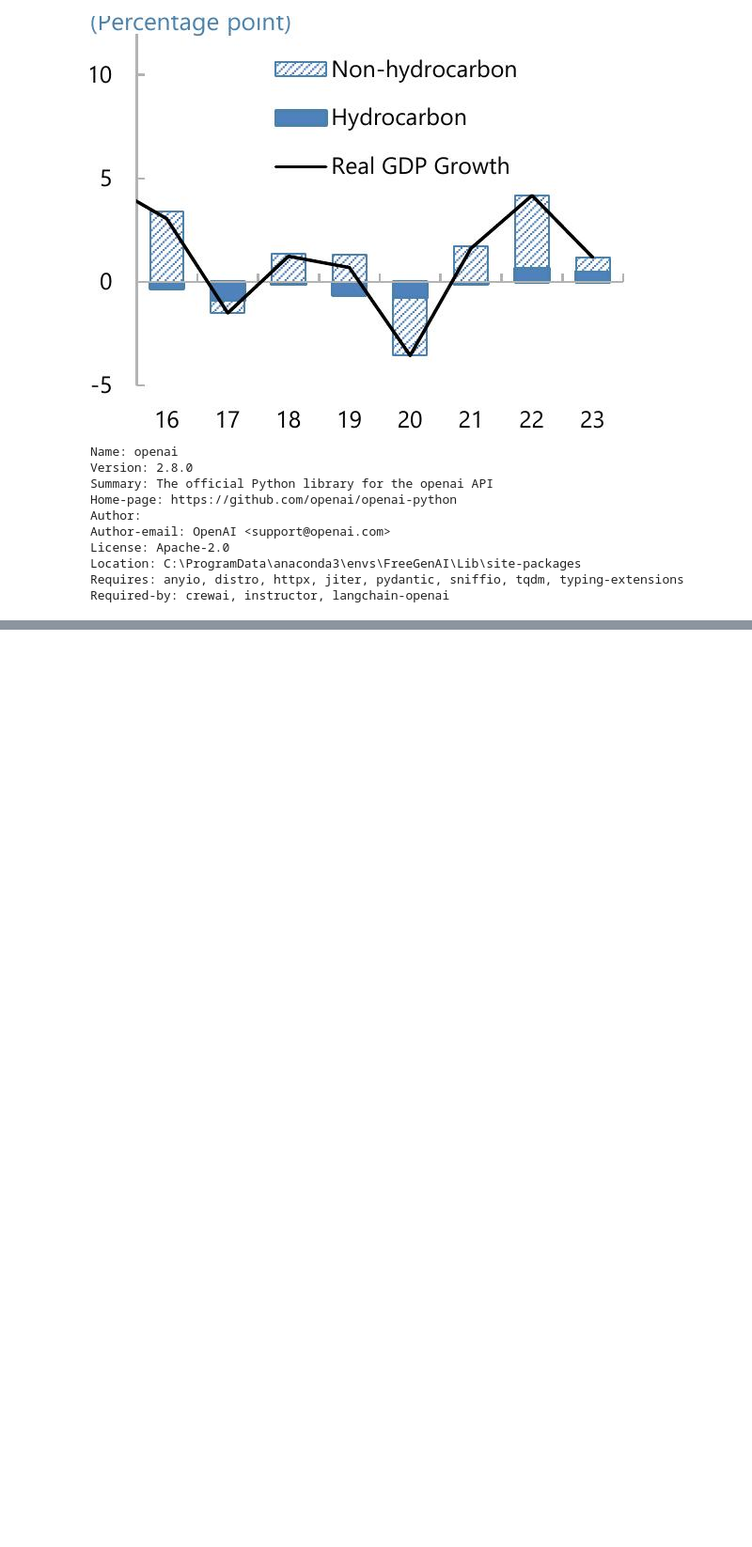
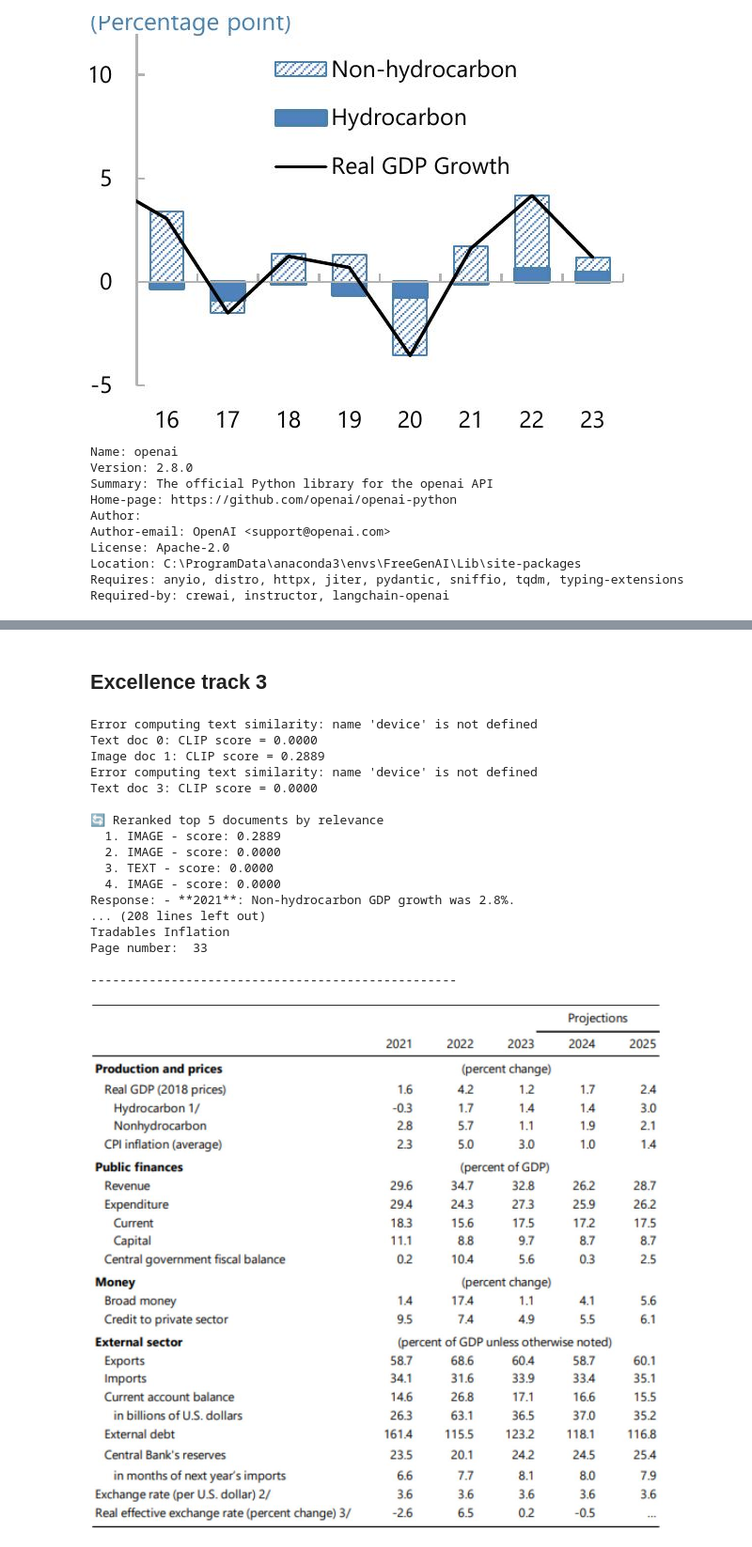
Before and after one commit to dewangsahuji/PDF_query_bot, a Jupyter notebook: prototyp3.ipynb, the cells around one changed output, grey strips where cells are left out. Shown at 94% size. Cells and saved outputs as stored; diff of their text form; code cells hidden in the pictures; blank space fills up the shorter version.

```diff
--- a/prototyp3.ipynb
+++ b/prototyp3.ipynb
@@ -322,0 +641,2 @@ Required-by: crewai, instructor, langchain-openai
+# %% [markdown]
+## Excellence track 3
@@ -322,0 +865,33 @@ Required-by: crewai, instructor, langchain-openai
+# %%
+response = chain_with_sources.invoke(
+    "What is Real Non-hydro GDP Growth?"
+)
+
+print("Response:", response['response'])
+
+print("\n\nContext:")
+for text in response['context']['texts']:
+    print(text.text)
+    print("Page number: ", text.metadata.page_number)
+    print("\n" + "-"*50 + "\n")
+for image in response['context']['images']:
+    display_base64_image(image)
+# %% [output]
+Error computing text similarity: name 'device' is not defined
+Text doc 0: CLIP score = 0.0000
+Image doc 1: CLIP score = 0.2889
+Error computing text similarity: name 'device' is not defined
+Text doc 3: CLIP score = 0.0000
+
+🔄 Reranked top 5 documents by relevance
+  1. IMAGE - score: 0.2889
+  2. IMAGE - score: 0.0000
+  3. TEXT - score: 0.0000
+  4. IMAGE - score: 0.0000
+Response: - **2021**: Non-hydrocarbon GDP growth was 2.8%.
+... (208 lines left out)
+Tradables Inflation
+Page number:  33
+
+--------------------------------------------------
+[figure, added]
```
Also changed, not shown: parts of 7 cells of this notebook, 3 other files.
